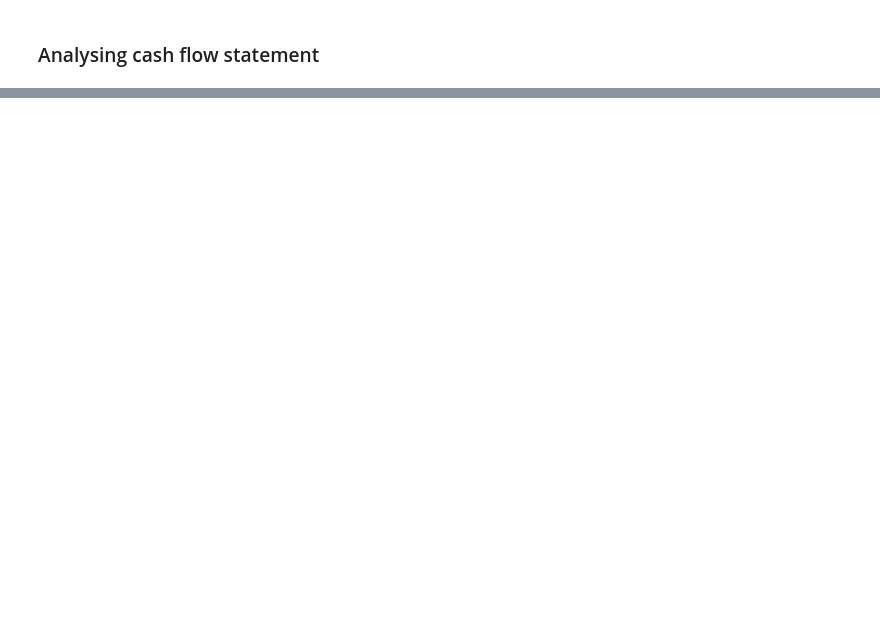
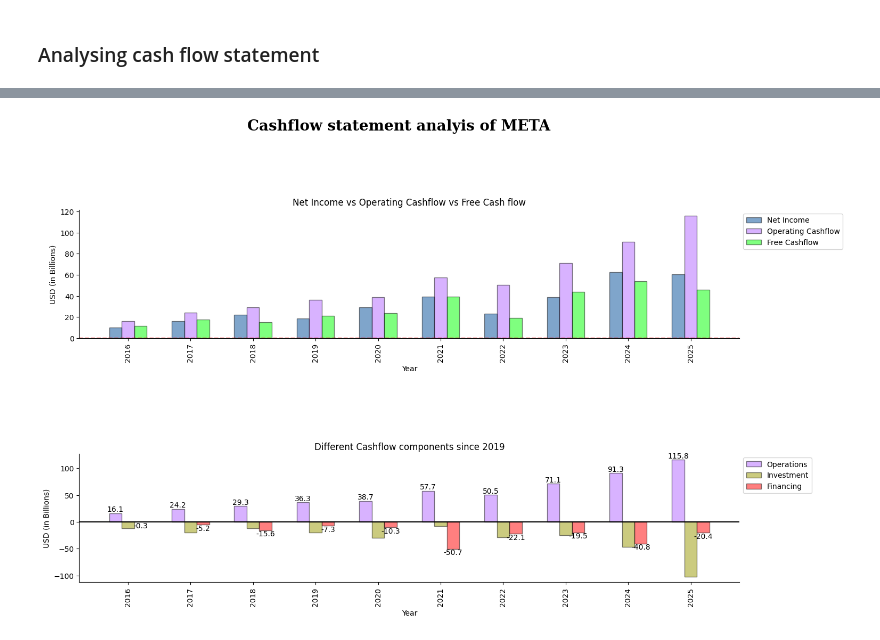
Before and after one commit to kumarbyes/project_stock_analysis, a Jupyter notebook: analaysis_using_pandas/exploratory_data_anaysis.ipynb, the cells around one changed output, grey strips where cells are left out. Saved outputs shown, nothing was run; the diff lists cells and outputs as text; code cells hidden in the pictures; blank space fills up the shorter version.

```diff
--- a/analaysis_using_pandas/exploratory_data_anaysis.ipynb
+++ b/analaysis_using_pandas/exploratory_data_anaysis.ipynb
@@ -520,5 +475,0 @@ stmt = (
-# %%
-cash_df = pd.read_sql(stmt, engine)
-cash_df['fiscal_date_ending'] = cash_df['fiscal_date_ending'].astype("datetime64[ns]")
-cash_df_annual = cash_df.query("report_type == 'ANNUAL'")
-cash_df_annual.head()
@@ -634,3 +576,7 @@ ax2.legend(bbox_to_anchor=(1,1))
+# %%
+cash_df,cash_fig = generate_cashflow_statement_report(tickername,f"Cashflow statement analyis of {tickername}",last_x_years=10)
+# %% [output]
+[figure, added]
 # %%
 #income_df['other_income'] = income_df['ebit'] - income_df['operating_income']
 #income_df['ebitda_margin'] = income_df['ebitda']/(income_df['total_revenue'] - income_df['other_income'])
```
Also changed, not shown: parts of 27 cells of this notebook, 1 other file.
